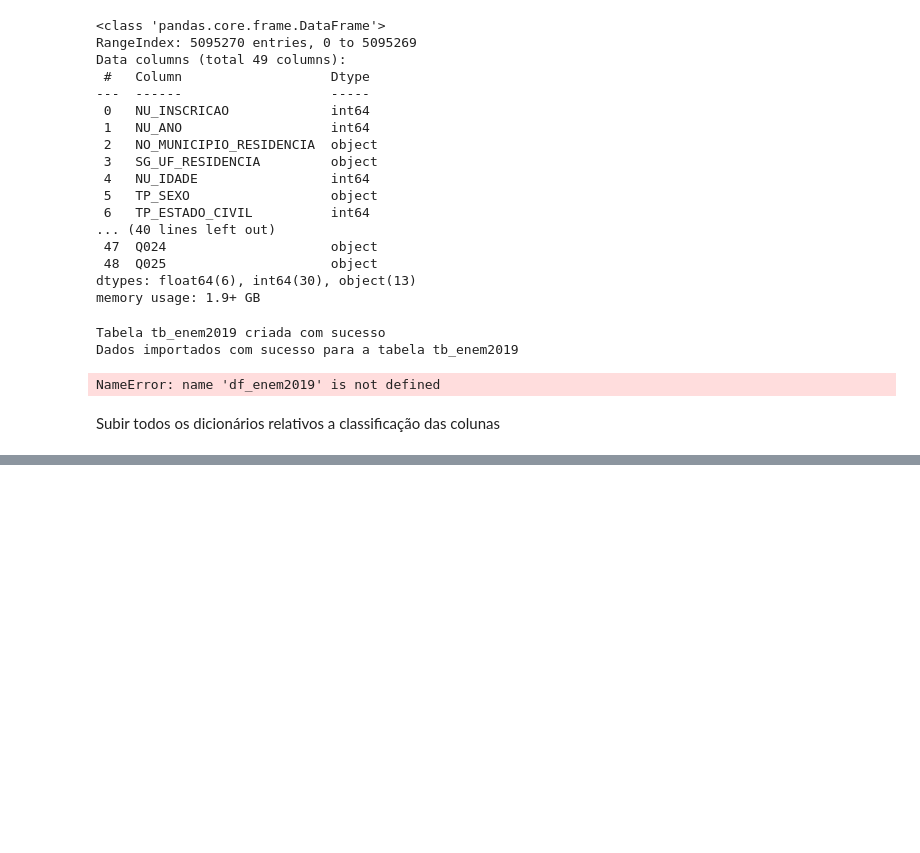
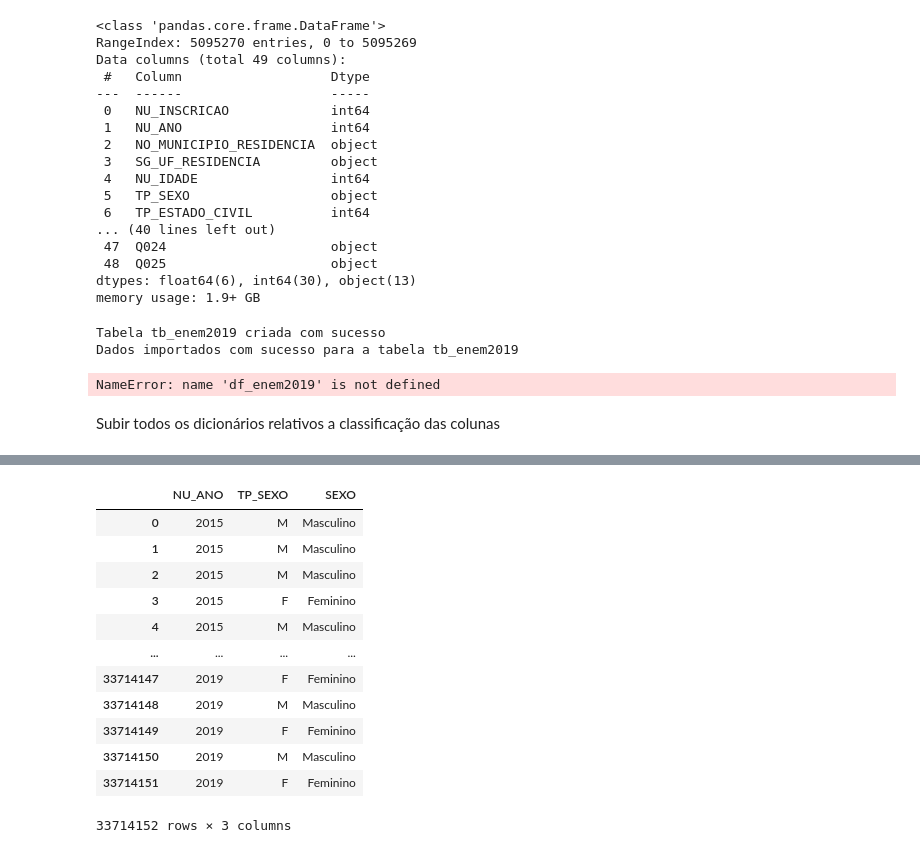
Before and after one commit to projetobigdatasenac2020/ProjetoFinalBigData, a Jupyter notebook: Projeto Final.ipynb, the cells around one changed output, grey strips where cells are left out. Saved outputs shown, nothing was run; the diff lists cells and outputs as text; code cells hidden in the pictures; blank space fills up the shorter version.

Commit message:
Update Projeto Final.ipynb
@ricardoreisdata Criação do Dataframe Sexo_Ano para analise.

```diff
--- a/Projeto Final.ipynb
+++ b/Projeto Final.ipynb
@@ -1068,0 +1069,20 @@ memory usage: 118.2+ MB
+# %%
+df_enem_ano_sexo.columns = ['NU_ANO', 'TP_SEXO']
+# %%
+df_enem_ano_sexo['SEXO'] = [dic_TP_SEXO[s] for s in df_enem_ano_sexo.TP_SEXO]
+# %%
+df_enem_ano_sexo
+# %% [output]
+|  | NU_ANO | TP_SEXO | SEXO |
+| 0 | 2015 | M | Masculino |
+| 1 | 2015 | M | Masculino |
+| 2 | 2015 | M | Masculino |
+| 3 | 2015 | F | Feminino |
+| 4 | 2015 | M | Masculino |
+| ... | ... | ... | ... |
+| 33714147 | 2019 | F | Feminino |
+| 33714148 | 2019 | M | Masculino |
+| 33714149 | 2019 | F | Feminino |
+| 33714150 | 2019 | M | Masculino |
+| 33714151 | 2019 | F | Feminino |
+33714152 rows × 3 columns
```
Also changed, not shown: parts of 1 cell of this notebook.
